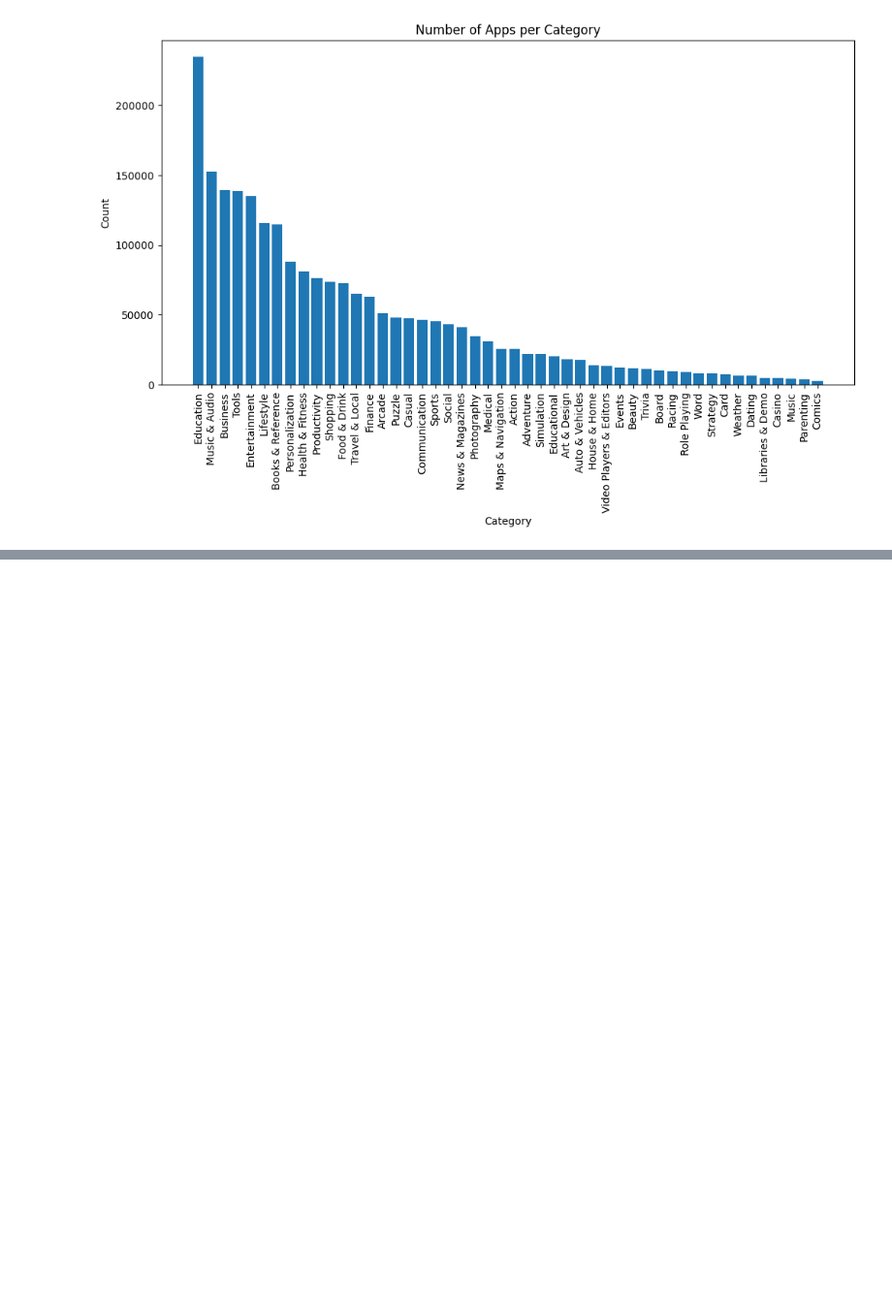
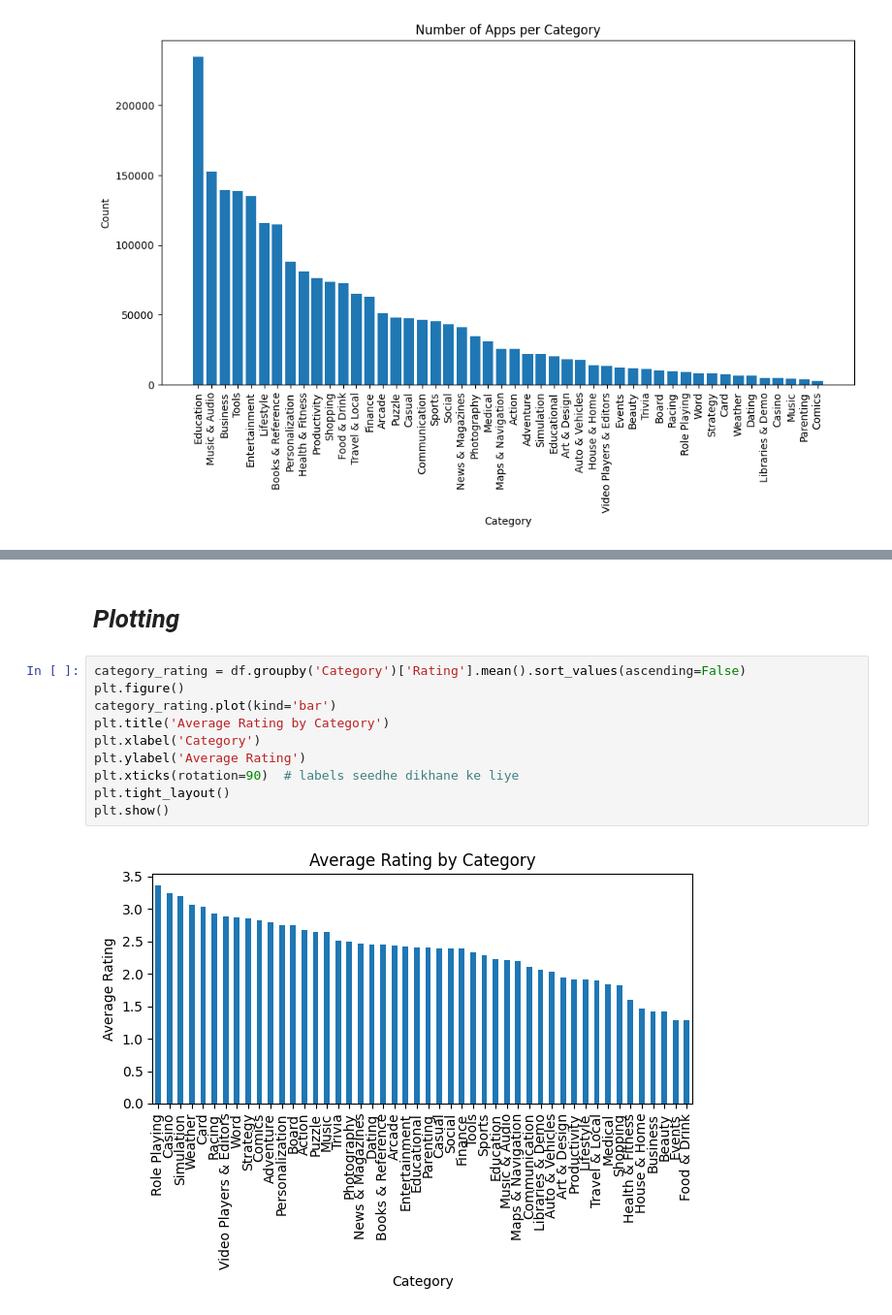
Before and after one commit to sarmadbutt-alt/new_eda, a Jupyter notebook: big_data.ipynb, the cells around one changed output, grey strips where cells are left out. Shown at 97% size. Drawn from its saved outputs; the diff is of its cells as text; blank space fills up the shorter version.

```diff
--- a/big_data.ipynb
+++ b/big_data.ipynb
@@ -849,0 +870,14 @@ plt.show()
+# %% [markdown]
+# _**Plotting**_
+# %%
+category_rating = df.groupby('Category')['Rating'].mean().sort_values(ascending=False)
+plt.figure()
+category_rating.plot(kind='bar')
+plt.title('Average Rating by Category')
+plt.xlabel('Category')
+plt.ylabel('Average Rating')
+plt.xticks(rotation=90)  # labels seedhe dikhane ke liye
+plt.tight_layout()
+plt.show()
+# %% [output]
+[figure, added]
```
Also changed, not shown: parts of 31 cells of this notebook.
